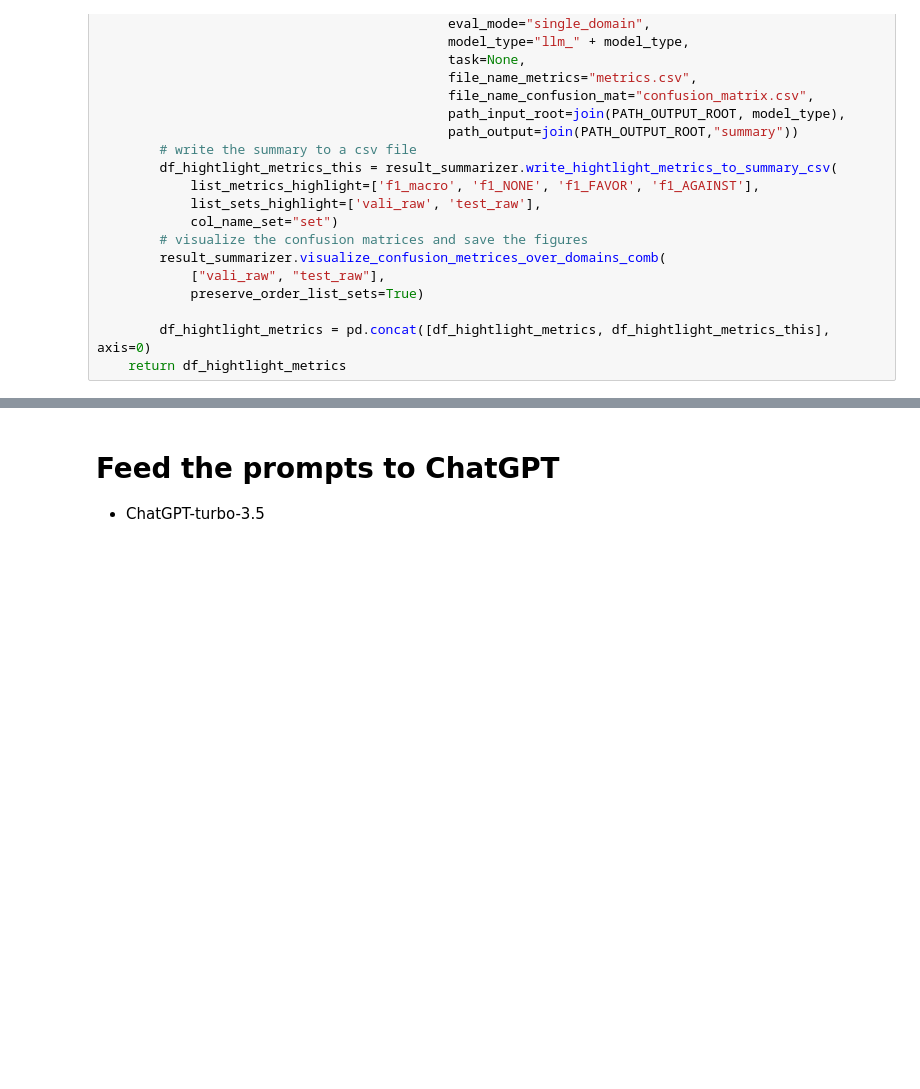
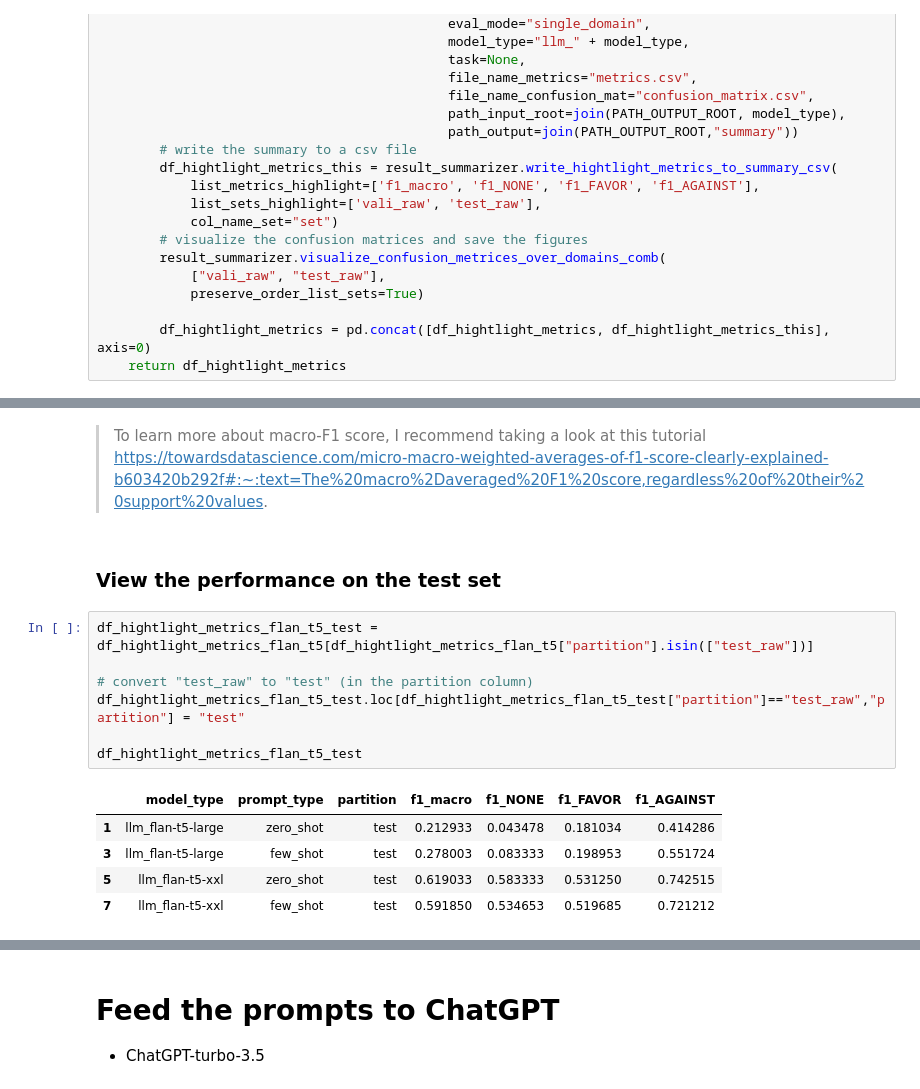
Before and after one commit to yunshiuan/prelim_stance_detection, a Jupyter notebook: llm-prompting_colab.ipynb, the cells around one changed output, grey strips where cells are left out. Saved outputs shown, nothing was run; the diff lists cells and outputs as text; blank space fills up the shorter version.

```diff
--- a/llm-prompting_colab.ipynb
+++ b/llm-prompting_colab.ipynb
@@ -774,0 +814,17 @@ df_hightlight_metrics_flan_t5
+# %% [markdown]
+> To learn more about macro-F1 score, I recommend taking a look at this tutorial https://towardsdatascience.com/micro-macro-weighted-averages-of-f1-score-clearly-explained-b603420b292f#:~:text=The%20macro%2Daveraged%20F1%20score,regardless%20of%20their%20support%20values.
+# %% [markdown]
+### View the performance on the test set
+# %%
+df_hightlight_metrics_flan_t5_test = df_hightlight_metrics_flan_t5[df_hightlight_metrics_flan_t5["partition"].isin(["test_raw"])]
+
+# convert "test_raw" to "test" (in the partition column)
+df_hightlight_metrics_flan_t5_test.loc[df_hightlight_metrics_flan_t5_test["partition"]=="test_raw","partition"] = "test"
+
+df_hightlight_metrics_flan_t5_test
+# %% [output]
+|  | model_type | prompt_type | partition | f1_macro | f1_NONE | f1_FAVOR | f1_AGAINST |
+| 1 | llm_flan-t5-large | zero_shot | test | 0.212933 | 0.043478 | 0.181034 | 0.414286 |
+| 3 | llm_flan-t5-large | few_shot | test | 0.278003 | 0.083333 | 0.198953 | 0.551724 |
+| 5 | llm_flan-t5-xxl | zero_shot | test | 0.619033 | 0.583333 | 0.531250 | 0.742515 |
+| 7 | llm_flan-t5-xxl | few_shot | test | 0.591850 | 0.534653 | 0.519685 | 0.721212 |
```
Also changed, not shown: parts of 32 cells of this notebook, 1 other file.
